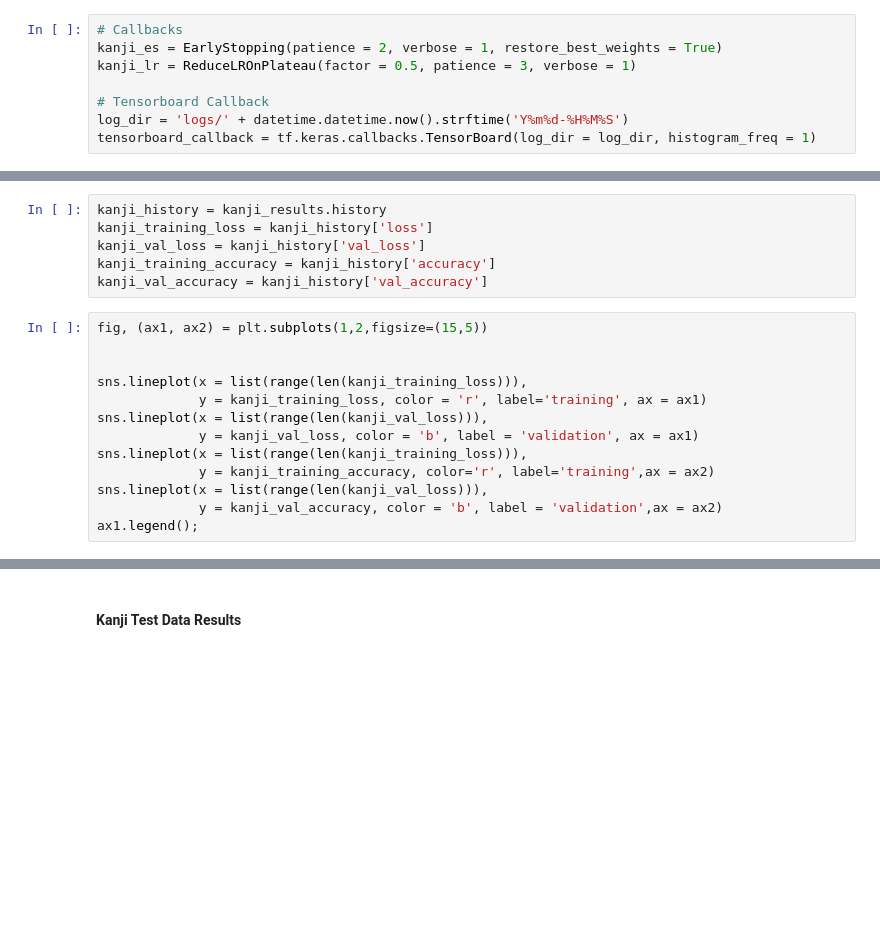
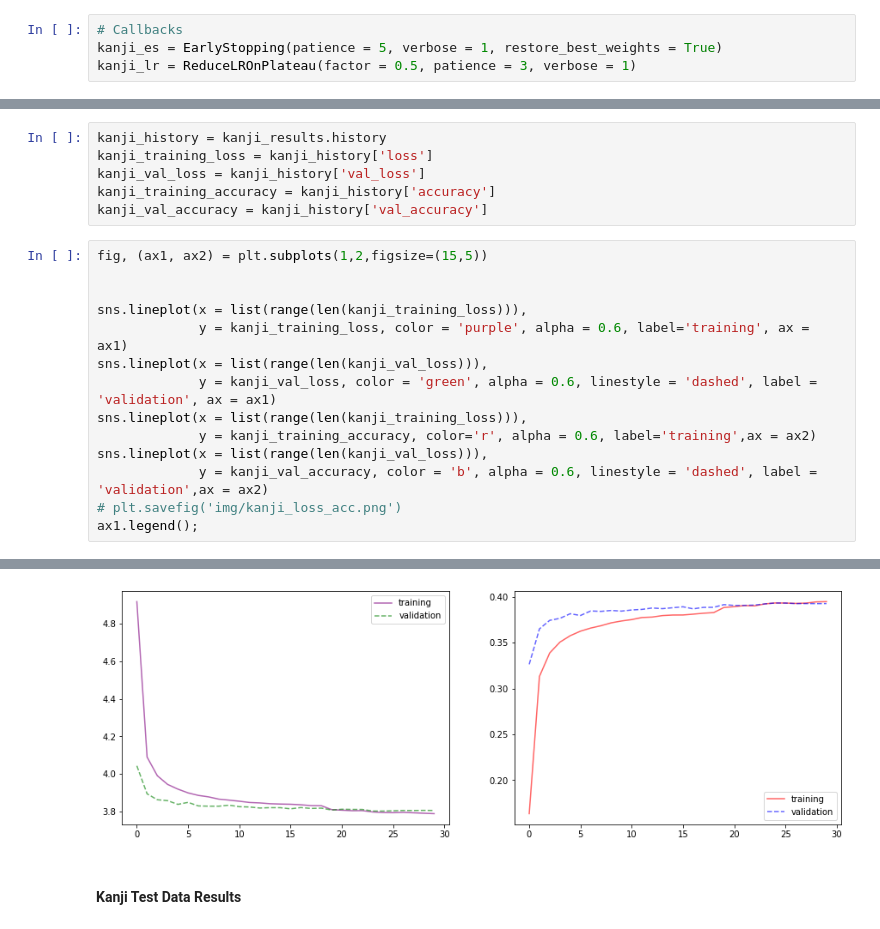
Before and after one commit to Mynusjanai/kana_recognition, a Jupyter notebook: kana_recognition_workbook.ipynb, the cells around one changed output, grey strips where cells are left out. Saved outputs shown, nothing was run; the diff lists cells and outputs as text; blank space fills up the shorter version.

```diff
--- a/kana_recognition_workbook.ipynb
+++ b/kana_recognition_workbook.ipynb
@@ -692,12 +742,8 @@ Non-trainable params: 0
 _________________________________________________________________
 # %%
 # Callbacks
-kanji_es = EarlyStopping(patience = 2, verbose = 1, restore_best_weights = True)
+kanji_es = EarlyStopping(patience = 5, verbose = 1, restore_best_weights = True)
 kanji_lr = ReduceLROnPlateau(factor = 0.5, patience = 3, verbose = 1)
-
-# Tensorboard Callback
-log_dir = 'logs/' + datetime.datetime.now().strftime('Y%m%d-%H%M%S')
-tensorboard_callback = tf.keras.callbacks.TensorBoard(log_dir = log_dir, histogram_freq = 1)
 # %%
 kanji_model.compile(loss = 'categorical_crossentropy', optimizer = 'adam', metrics = ['accuracy'])
 
@@ -734,11 +780,13 @@ fig, (ax1, ax2) = plt.subplots(1,2,figsize=(15,5))
 
 
 sns.lineplot(x = list(range(len(kanji_training_loss))),
-             y = kanji_training_loss, color = 'r', label='training', ax = ax1)
+             y = kanji_training_loss, color = 'purple', alpha = 0.6, label='training', ax = ax1)
 sns.lineplot(x = list(range(len(kanji_val_loss))),
-             y = kanji_val_loss, color = 'b', label = 'validation', ax = ax1)
+             y = kanji_val_loss, color = 'green', alpha = 0.6, linestyle = 'dashed', label = 'validation', ax = ax1)
 sns.lineplot(x = list(range(len(kanji_training_loss))),
-             y = kanji_training_accuracy, color='r', label='training',ax = ax2)
+             y = kanji_training_accuracy, color='r', alpha = 0.6, label='training',ax = ax2)
 sns.lineplot(x = list(range(len(kanji_val_loss))),
-             y = kanji_val_accuracy, color = 'b', label = 'validation',ax = ax2)
+             y = kanji_val_accuracy, color = 'b', alpha = 0.6, linestyle = 'dashed', label = 'validation',ax = ax2)
+# plt.savefig('img/kanji_loss_acc.png')
 ax1.legend();
+# %% [output]
@@ -745,3 +795,4 @@ ax1.legend();
+[figure, added]
 # %% [markdown]
 #### Kanji Test Data Results
 # %%
```
Also changed, not shown: parts of 40 cells of this notebook, 52 other files.
